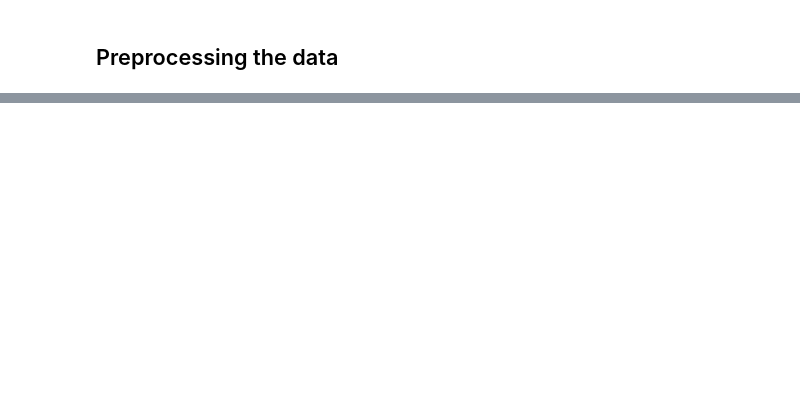
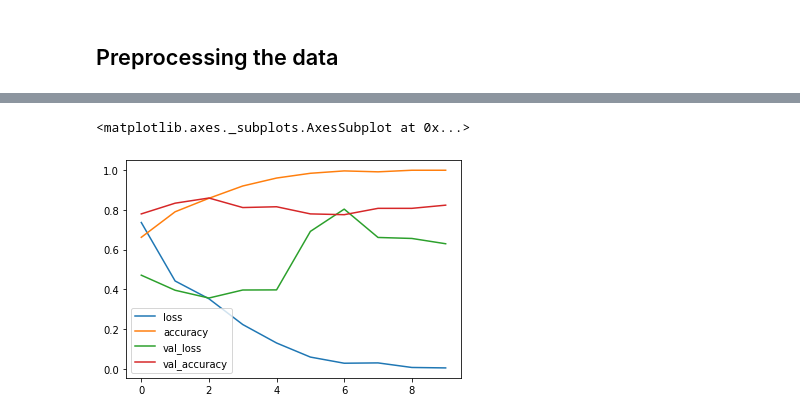
Before and after one commit to priteshkeleven/tf_course, a Jupyter notebook: compueter_vision_and_cnn.ipynb, the cells around one changed output, grey strips where cells are left out. Drawn from its saved outputs; the diff is of its cells as text; code cells hidden in the pictures; blank space fills up the shorter version.

```diff
--- a/compueter_vision_and_cnn.ipynb
+++ b/compueter_vision_and_cnn.ipynb
@@ -440,0 +484,27 @@ test_data = test_datagen.flow_from_directory(directory=test_dir,
+# %%
+from tensorflow.keras.optimizers import Adam
+from tensorflow.keras.layers import Dense, Flatten, Conv2D, MaxPool2D, Activation
+from tensorflow.keras import Sequential
+
+model_4 = Sequential([
+  Conv2D(filters=32,
+         kernel_size=3,
+         strides=1,
+         padding="valid",
+         activation="relu",
+         input_shape=(224, 224, 3)),
+  Conv2D(10, 3, activation="relu"),
+  Conv2D(10, 3, activation="relu"),
+  Flatten(),
+  Dense(1, activation="sigmoid")
+])
+
+model_4.compile(loss="binary_crossentropy",
+                optimizer=Adam(),
+                metrics=["accuracy"])
+
+history_4 = model_4.fit(train_data,
+            epochs=10,
+            steps_per_epoch=len(train_data),
+            validation_data=valid_data,
+            validation_steps=len(valid_data))
@@ -440,0 +532,5 @@ test_data = test_datagen.flow_from_directory(directory=test_dir,
+# %%
+pd.DataFrame(history_4.history).plot()
+# %% [output]
+<matplotlib.axes._subplots.AxesSubplot at 0x...>
+[figure, added]
```
Also changed, not shown: parts of 21 cells of this notebook.
